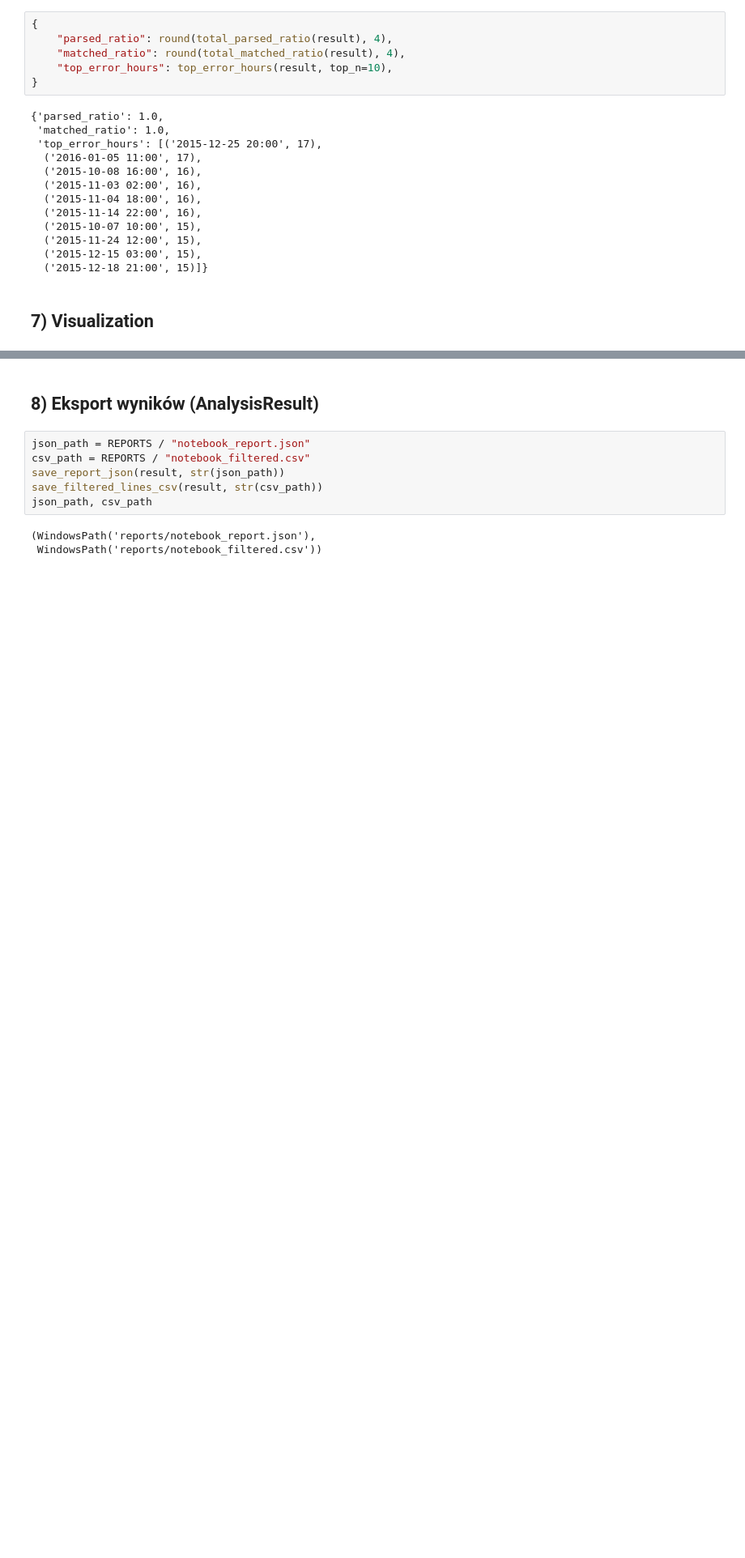
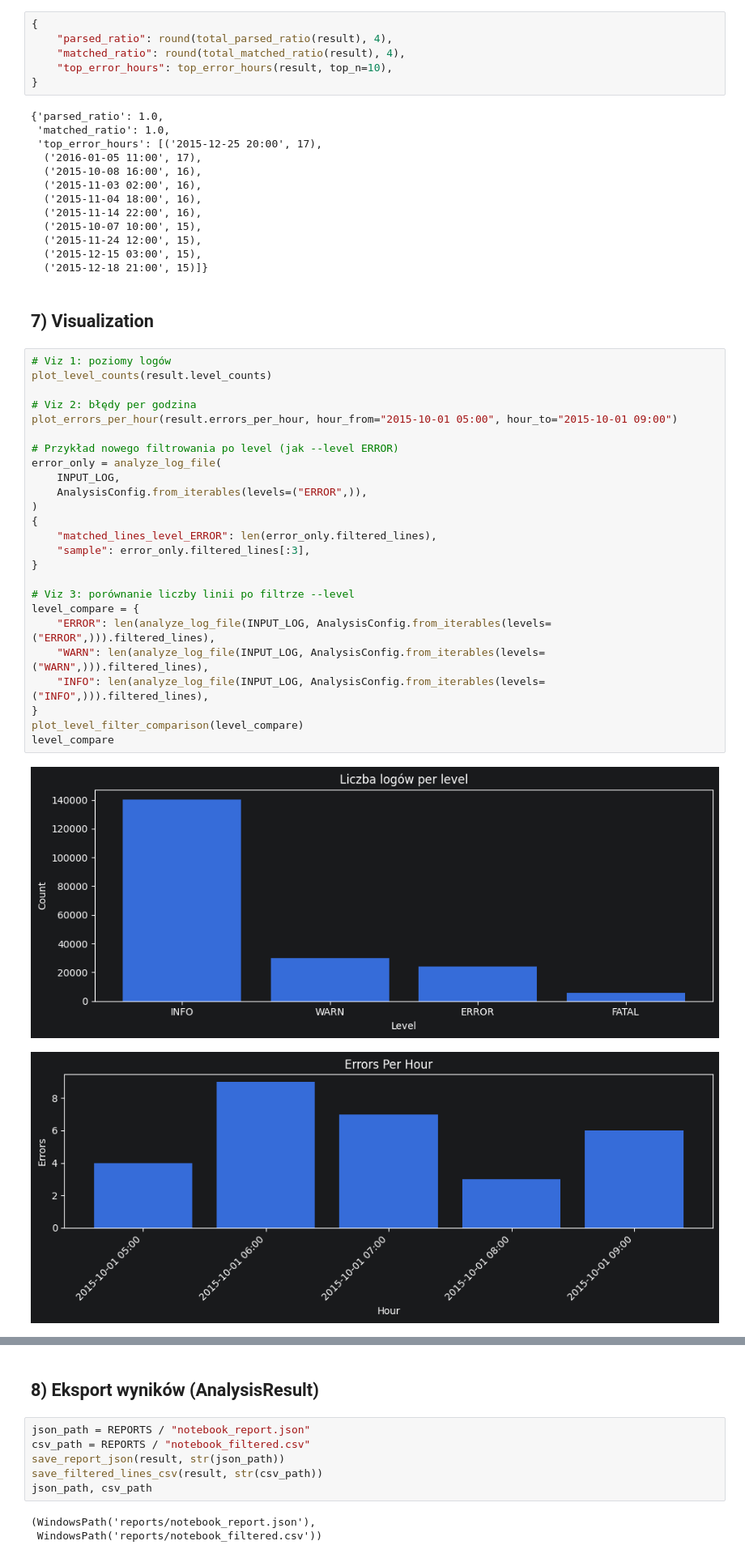
Before and after one commit to lukaskierzek/prir_projekt, a Jupyter notebook: pipeline_presentation.ipynb, the cells around one changed output, grey strips where cells are left out. Shown at 81% size. Drawn from its saved outputs; the diff is of its cells as text; blank space fills up the shorter version.

```diff
--- a/pipeline_presentation.ipynb
+++ b/pipeline_presentation.ipynb
@@ -333,3 +338,31 @@ result.errors_per_hour
   ('2015-12-18 21:00', 15)]}
 # %% [markdown]
 ## 7) Visualization
+# %%
+# Viz 1: poziomy logów
+plot_level_counts(result.level_counts)
+
+# Viz 2: błędy per godzina
+plot_errors_per_hour(result.errors_per_hour, hour_from="2015-10-01 05:00", hour_to="2015-10-01 09:00")
+
+# Przykład nowego filtrowania po level (jak --level ERROR)
+error_only = analyze_log_file(
+    INPUT_LOG,
+    AnalysisConfig.from_iterables(levels=("ERROR",)),
+)
+{
+    "matched_lines_level_ERROR": len(error_only.filtered_lines),
+    "sample": error_only.filtered_lines[:3],
+}
+
+# Viz 3: porównanie liczby linii po filtrze --level
+level_compare = {
+    "ERROR": len(analyze_log_file(INPUT_LOG, AnalysisConfig.from_iterables(levels=("ERROR",))).filtered_lines),
+    "WARN": len(analyze_log_file(INPUT_LOG, AnalysisConfig.from_iterables(levels=("WARN",))).filtered_lines),
+    "INFO": len(analyze_log_file(INPUT_LOG, AnalysisConfig.from_iterables(levels=("INFO",))).filtered_lines),
+}
+plot_level_filter_comparison(level_compare)
+level_compare
+# %% [output]
+[figure, added]
+[figure, added]
```
Also changed, not shown: parts of 19 cells of this notebook, 11 other files.
